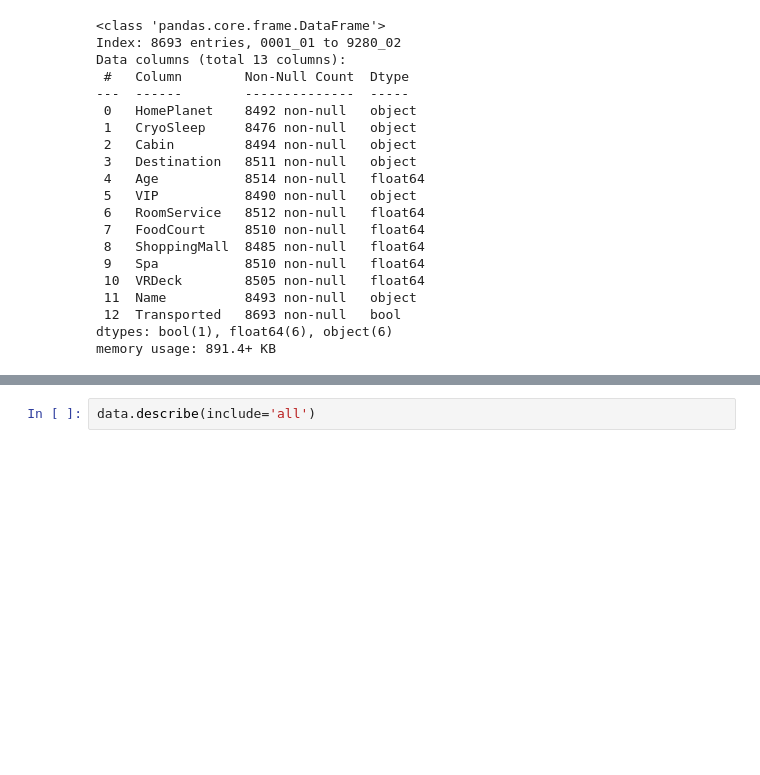
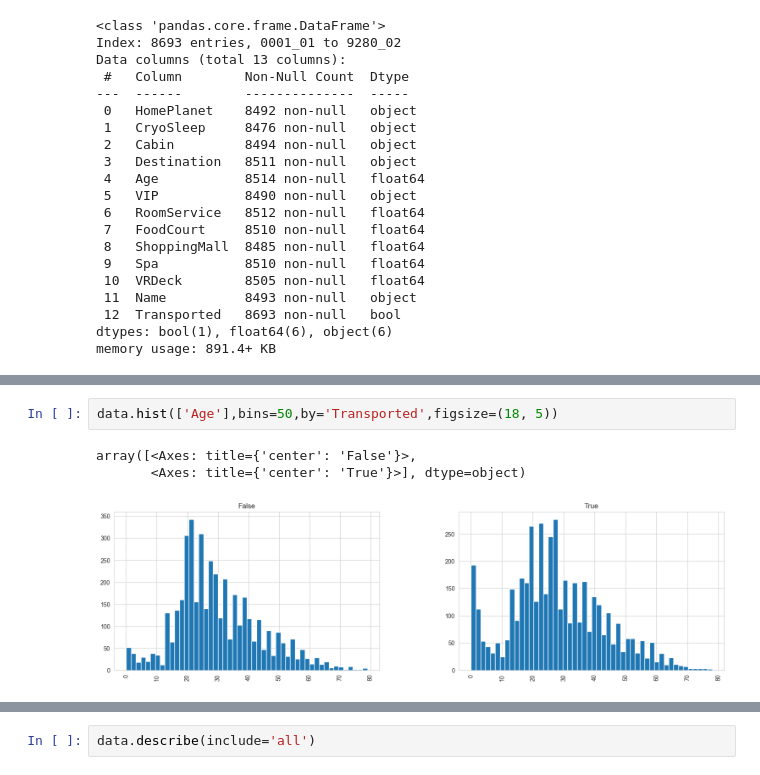
Before and after one commit to georgybarabanshchikov/otusmlbasic, a Jupyter notebook: course_work/spaceship_titianic.ipynb, the cells around one changed output, grey strips where cells are left out. Drawn from its saved outputs; the diff is of its cells as text; blank space fills up the shorter version.

```diff
--- a/course_work/spaceship_titianic.ipynb
+++ b/course_work/spaceship_titianic.ipynb
@@ -139,0 +160,6 @@ dtype: int64
+# %%
+data.hist(['Age'],bins=50,by='Transported',figsize=(18, 5))
+# %% [output]
+array([<Axes: title={'center': 'False'}>,
+       <Axes: title={'center': 'True'}>], dtype=object)
+[figure, added]
```
Also changed, not shown: parts of 46 cells of this notebook.
